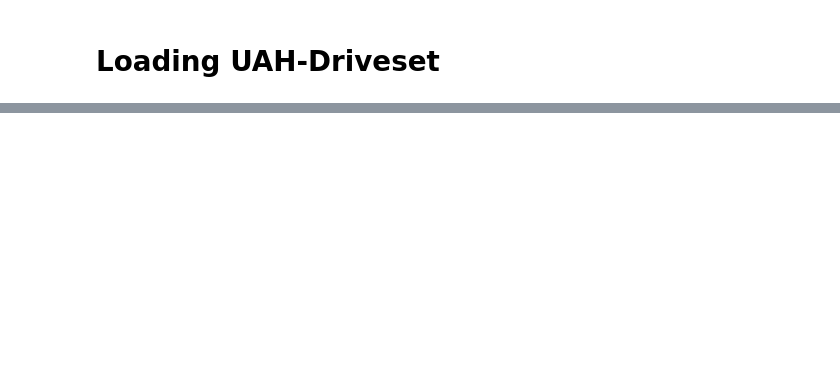
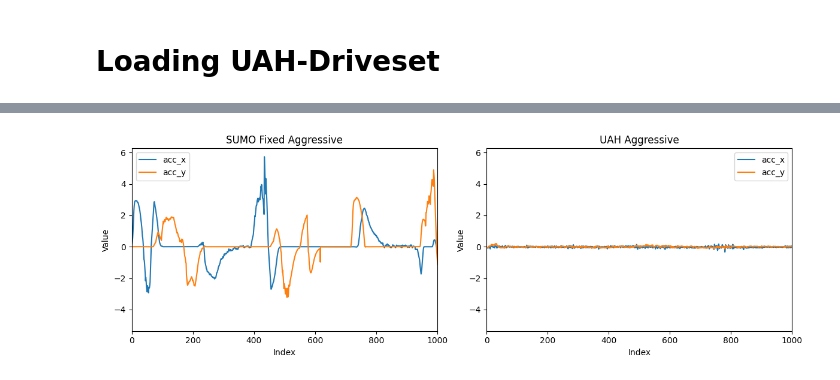
Before and after one commit to H-IAAC/simulated_driving_behavior, a Jupyter notebook: notebooks/1_merge_datasets.ipynb, the cells around one changed output, grey strips where cells are left out. Saved outputs shown, nothing was run; the diff lists cells and outputs as text; code cells hidden in the pictures; blank space fills up the shorter version.

```diff
--- a/notebooks/1_merge_datasets.ipynb
+++ b/notebooks/1_merge_datasets.ipynb
@@ -39,0 +188,4 @@ Sample rate in accelerometer data: 11.111111111111128 Hz
+# %%
+plot_side_by_side(sumo_fixed_aggressive_data, uah_aggressive_data, columns=['acc_x', 'acc_y'], xlims=[0, 1000], titles=('SUMO Fixed Aggressive', 'UAH Aggressive'))
+# %% [output]
+[figure, added]
```
Also changed, not shown: parts of 26 cells of this notebook, 3 other files.
